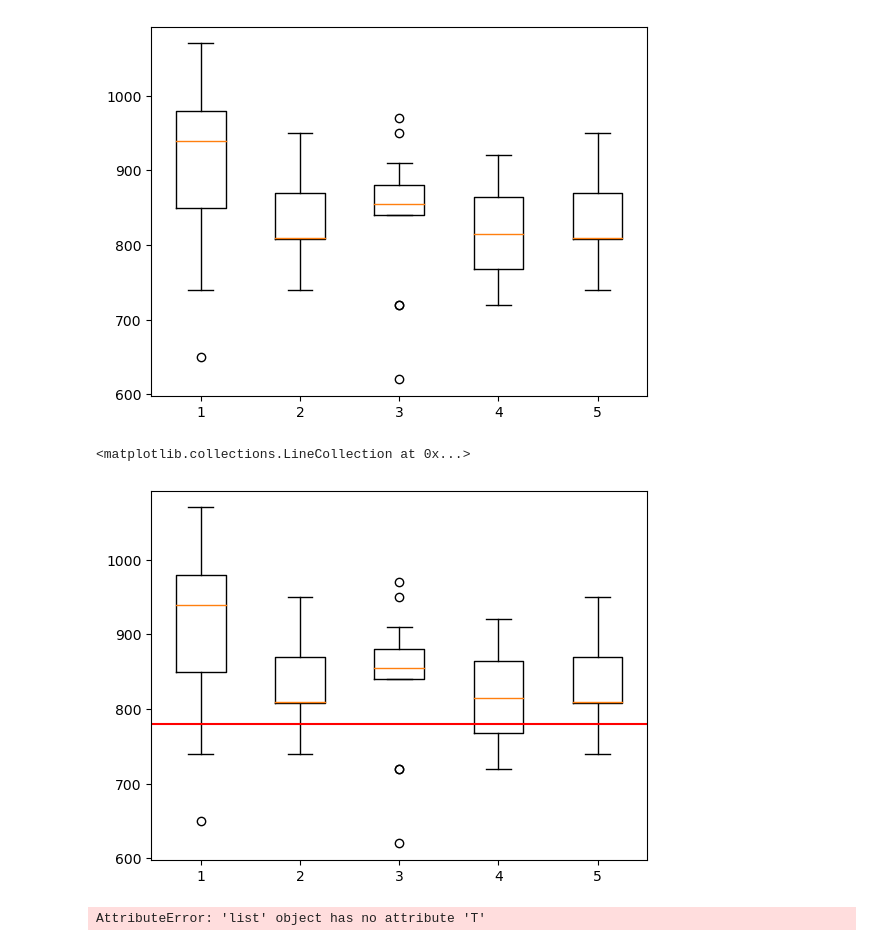
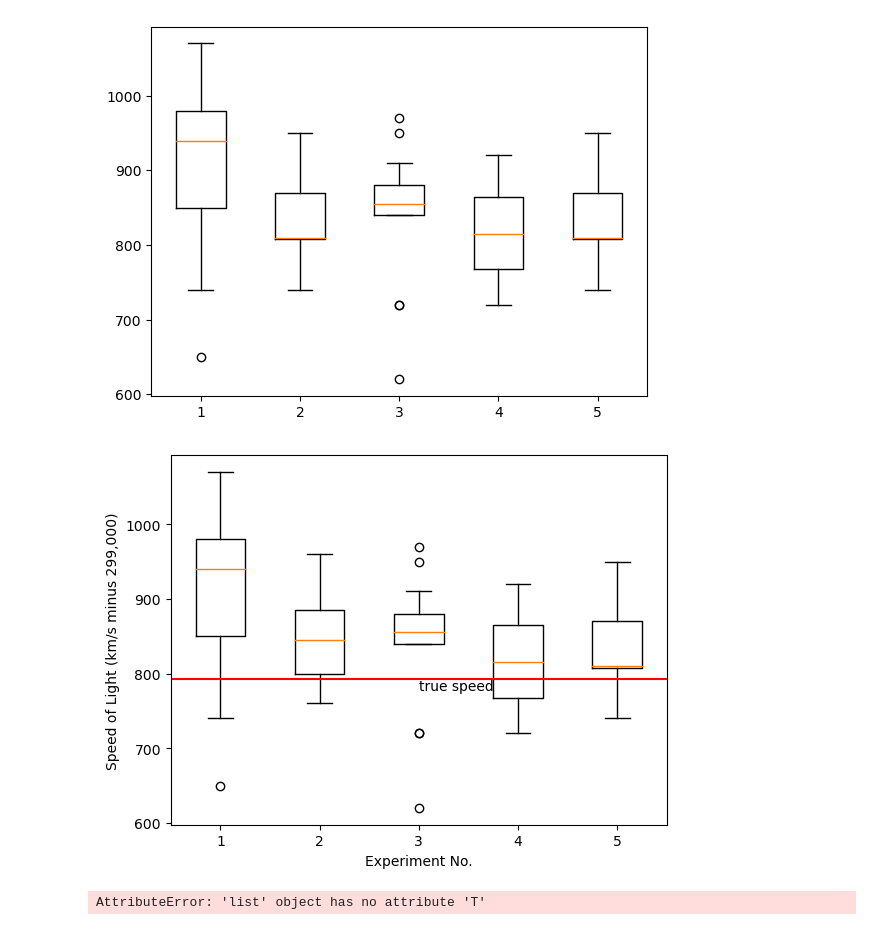
Before and after one commit to loughjo/funddata-assessment, a Jupyter notebook: practicals/04-outliers.ipynb, the cells around one changed output. Saved outputs shown, nothing was run; the diff lists cells and outputs as text; code cells hidden in the pictures.

Commit message:
fundamentals for data Analysis - 07/12/2022

```diff
--- a/practicals/04-outliers.ipynb
+++ b/practicals/04-outliers.ipynb
@@ -76,15 +116,26 @@ exp_3 = box[:,2]
 exp_4 = box[:,3]
 exp_5 = box[:,4]
 # %%
-box_data=[exper_1,exper_2,exper_3,exper_4,exper_5]
+box_data=[exp_1,exp_2,exp_3,exp_4,exp_5]
 # %%
-box=plt.boxplot(box_data,vert=1,patch_artist=False,labels=['1','2','3','4','5'],)
-reference = [780]
+box=plt.boxplot(box_data,vert=1,patch_artist=False,labels=['1','2','3','4','5'])
+reference = [792.458]
 left, right = plt.xlim()
 plt.hlines(reference, xmin=left, xmax=right, color='r', linestyles='-')
+
+# Add title
+plt.xlabel('Experiment No.')
+plt.ylabel('Speed of Light (km/s minus 299,000)')
+plt.text(3,778,"true speed")
+
+plt.show()
+#plt.yticks([1, 2, 3], ['mon', 'tue', 'wed'])
+#box.set_xlabel('xlabel')
+#box.set_ylabel('ylabel')
+#fig = plt.figure()
+#fig.suptitle('bold figure suptitle', fontsize=14, fontweight='bold')
 # %% [output]
-<matplotlib.collections.LineCollection at 0x...>
-[figure, old version]
+[figure, new version]
 # %%
 box_plot_data=[exper_1,exper_2,exper_3,exper_4,exper_5]
 box=plt.boxplot(box_plot_data,vert=0,patch_artist=True,labels=['1','2','3','4','5'],
```
Also changed, not shown: parts of 6 cells of this notebook.
